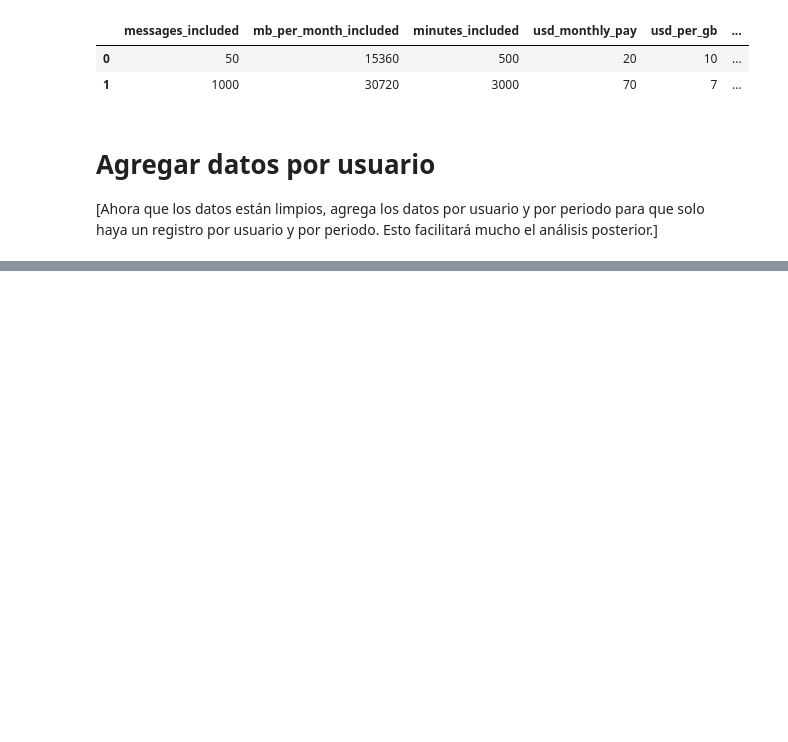
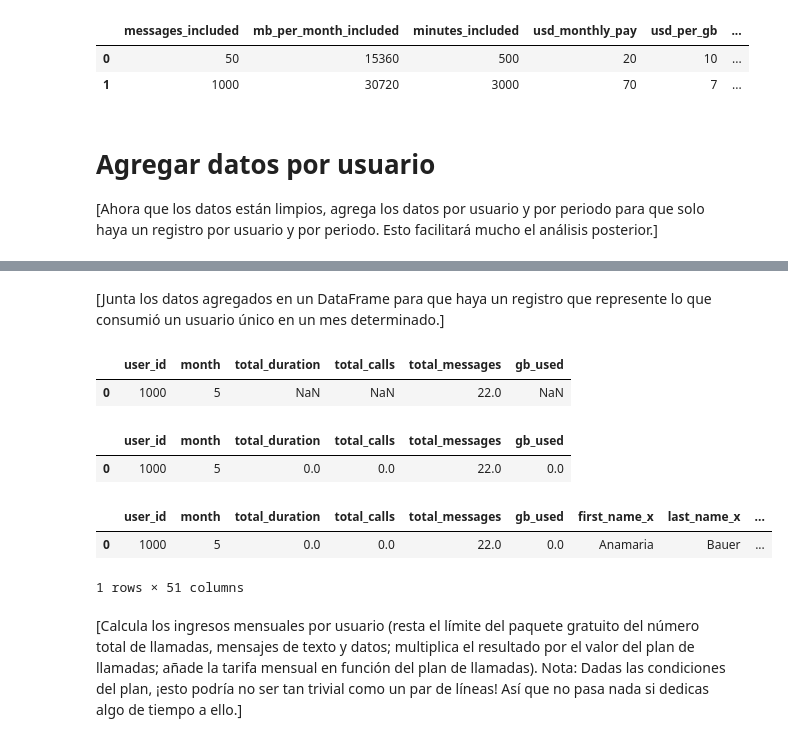
Before and after one commit to DiffelVIA/Sprint_5, a Jupyter notebook: sprint_5.ipynb, the cells around one changed output, grey strips where cells are left out. Drawn from its saved outputs; the diff is of its cells as text; code cells hidden in the pictures; blank space fills up the shorter version.

Commit message:
Agregado de datos por usuario2

```diff
--- a/sprint_5.ipynb
+++ b/sprint_5.ipynb
@@ -331,0 +361,25 @@ plans.head()
+# %% [markdown]
+[Junta los datos agregados en un DataFrame para que haya un registro que represente lo que consumió un usuario único en un mes determinado.]
+# %%
+total_info = monthly_calls.merge(sms_per_user,how='outer',on=['user_id','month'])
+total_info = total_info.merge(internet_per_user,how='outer',on=['user_id','month'])
+total_info.head(1)
+# %% [output]
+|  | user_id | month | total_duration | total_calls | total_messages | gb_used |
+| 0 | 1000 | 5 | NaN | NaN | 22.0 | NaN |
+# %%
+total_info = total_info.fillna(0)
+total_info.head(1)
+# %% [output]
+|  | user_id | month | total_duration | total_calls | total_messages | gb_used |
+| 0 | 1000 | 5 | 0.0 | 0.0 | 22.0 | 0.0 |
+# %%
+user_info = users.merge(plans, on='tariff')
+total_info = total_info.merge(user_info, on='user_id', how='left')
+total_info.head(1)
+# %% [output]
+|  | user_id | month | total_duration | total_calls | total_messages | gb_used | first_name_x | last_name_x | ... |
+| 0 | 1000 | 5 | 0.0 | 0.0 | 22.0 | 0.0 | Anamaria | Bauer | ... |
+1 rows × 51 columns
+# %% [markdown]
+[Calcula los ingresos mensuales por usuario (resta el límite del paquete gratuito del número total de llamadas, mensajes de texto y datos; multiplica el resultado por el valor del plan de llamadas; añade la tarifa mensual en función del plan de llamadas). Nota: Dadas las condiciones del plan, ¡esto podría no ser tan trivial como un par de líneas! Así que no pasa nada si dedicas algo de tiempo a ello.]
```
Also changed, not shown: parts of 4 cells of this notebook.
